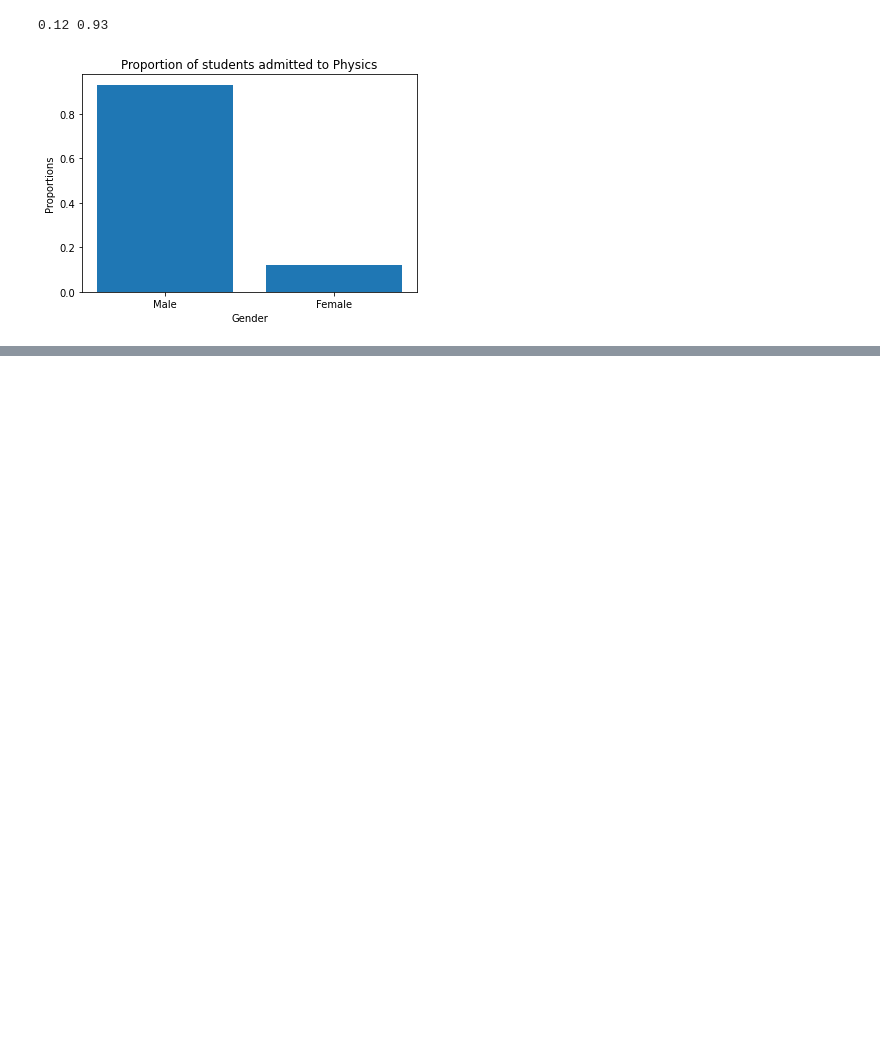
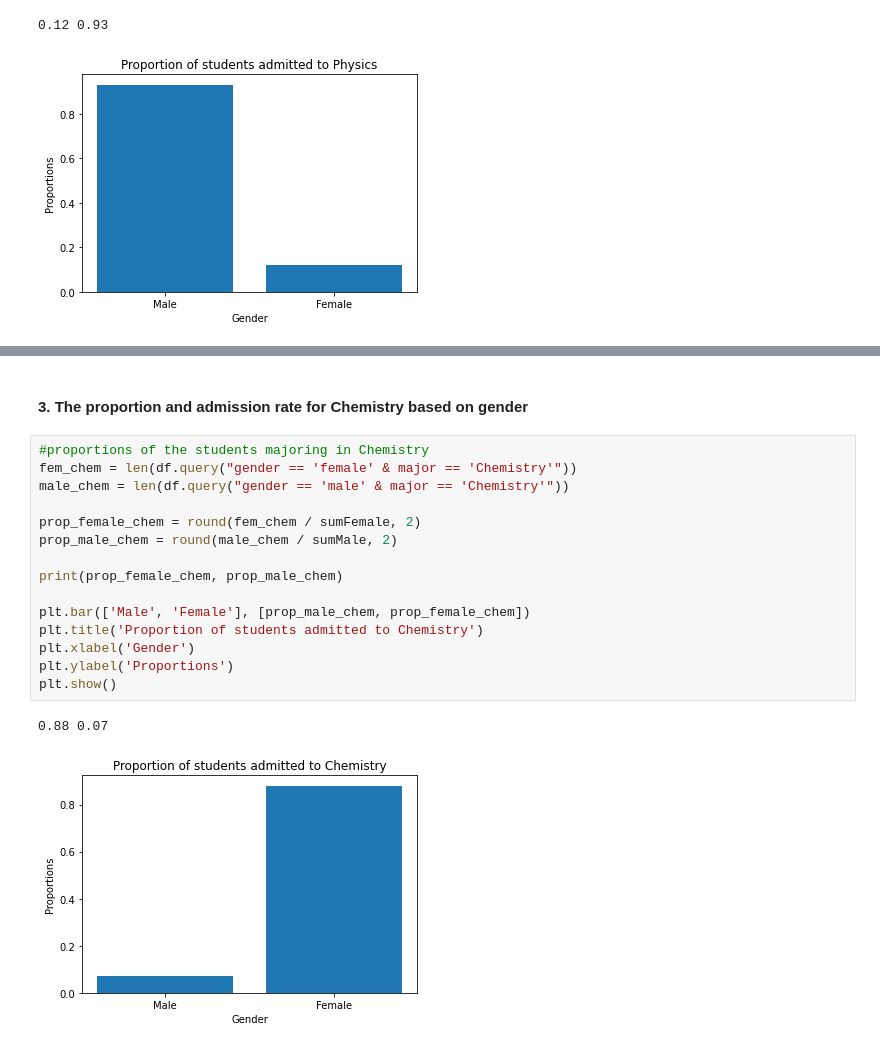
Before and after one commit to tubekx/exercises, a Jupyter notebook: admission_ex_udacity/Admissions Case Study.ipynb, the cells around one changed output, grey strips where cells are left out. Drawn from its saved outputs; the diff is of its cells as text; blank space fills up the shorter version.

```diff
--- a/admission_ex_udacity/Admissions Case Study.ipynb
+++ b/admission_ex_udacity/Admissions Case Study.ipynb
@@ -95,0 +112,20 @@ plt.show()
+# %% [markdown]
+#### 3. The proportion and admission rate for Chemistry based on gender
+# %%
+#proportions of the students majoring in Chemistry
+fem_chem = len(df.query("gender == 'female' & major == 'Chemistry'"))
+male_chem = len(df.query("gender == 'male' & major == 'Chemistry'"))
+
+prop_female_chem = round(fem_chem / sumFemale, 2)
+prop_male_chem = round(male_chem / sumMale, 2)
+
+print(prop_female_chem, prop_male_chem)
+
+plt.bar(['Male', 'Female'], [prop_male_chem, prop_female_chem])
+plt.title('Proportion of students admitted to Chemistry')
+plt.xlabel('Gender')
+plt.ylabel('Proportions')
+plt.show()
+# %% [output]
+0.88 0.07
+[figure, added]
```
Also changed, not shown: parts of 5 cells of this notebook.
